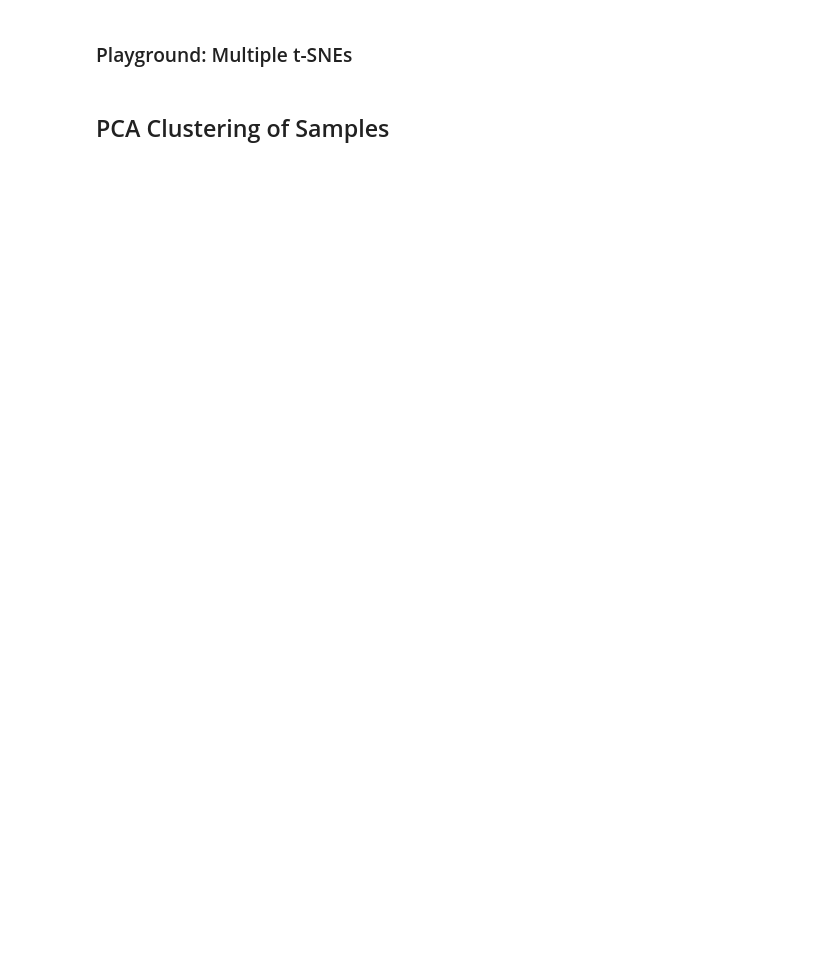
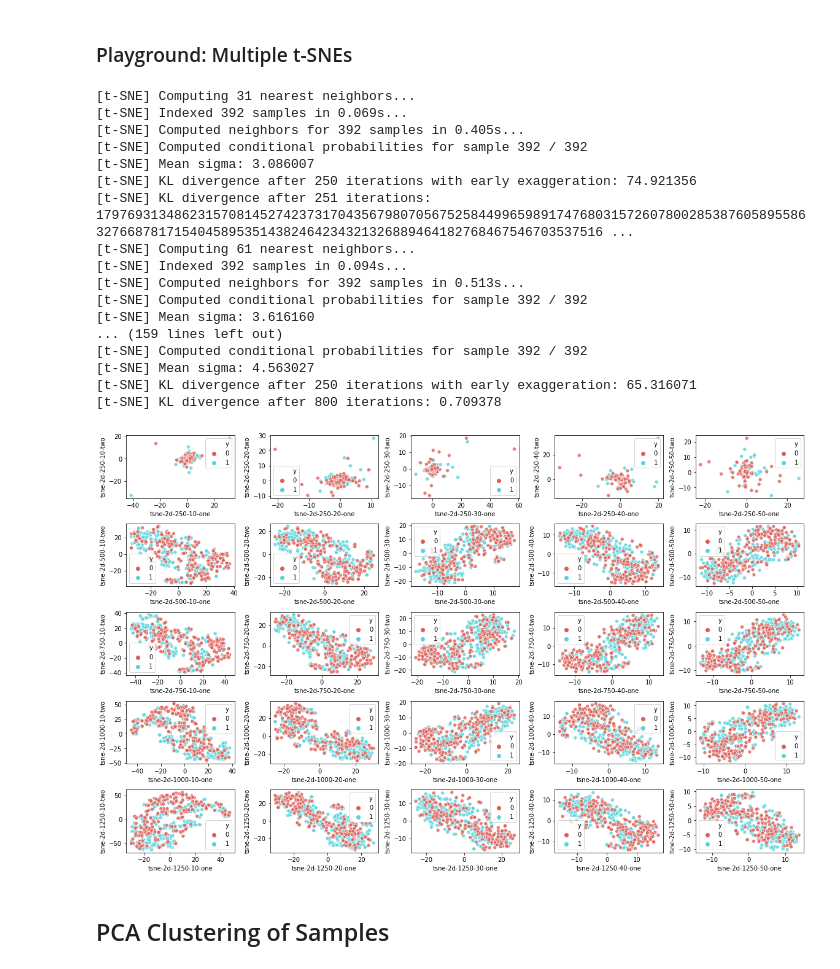
Before and after one commit to d-bi/software-control, a Jupyter notebook: playground.ipynb, the cells around one changed output. Drawn from its saved outputs; the diff is of its cells as text; code cells hidden in the pictures; blank space fills up the shorter version.

```diff
--- a/playground.ipynb
+++ b/playground.ipynb
@@ -226,36 +237,56 @@ sns.scatterplot(
 # %%
 fig = plt.figure(figsize=(16, 10), constrained_layout=True)
 spec = gridspec.GridSpec(ncols=5, nrows=5, figure=fig)
 
 for niter in range(250, 1500, 250):
     for perp in range(10, 55, 10):
         # multiple t-SNEs
         tsne = TSNE(n_components=2, verbose=1, perplexity=perp, n_iter=niter)
-        tsne_results = tsne.fit_transform(data_stack)
+        tsne_results = tsne.fit_transform(df_columns)
+
+        tsne_df = pd.DataFrame()
 
         coord_prefix = 'tsne-2d-'
         coord_desc = str(niter) + '-' + str(perp)
         x_coord = coord_prefix + coord_desc + '-one'
         y_coord = coord_prefix + coord_desc + '-two'
-        df_stack[x_coord] = tsne_results[:, 0]
-        df_stack[y_coord] = tsne_results[:, 1]
+        tsne_df[x_coord] = tsne_results[:, 0]
+        tsne_df[y_coord] = tsne_results[:, 1]
 
         # Labels
-        NUM_SAMPLES_PER_LABEL = 60
         y = [1] * NUM_SAMPLES[0] + [0] * NUM_SAMPLES[1]
-        df_stack['y'] = y
+        tsne_df['y'] = y
 
         niter_offset = int((niter-250)/250)
         perp_offset = int((perp-10)/10)
         fig.add_subplot(spec[niter_offset, perp_offset])
         sns.scatterplot(
             x=x_coord, y=y_coord,
             hue="y",
             palette=sns.color_palette("hls", 2),
-            data=df_stack,
+            data=tsne_df,
             legend="full",
             alpha=0.8,
         )
+# %% [output]
+[t-SNE] Computing 31 nearest neighbors...
+[t-SNE] Indexed 392 samples in 0.069s...
+[t-SNE] Computed neighbors for 392 samples in 0.405s...
+[t-SNE] Computed conditional probabilities for sample 392 / 392
+[t-SNE] Mean sigma: 3.086007
+[t-SNE] KL divergence after 250 iterations with early exaggeration: 74.921356
+[t-SNE] KL divergence after 251 iterations: 179769313486231570814527423731704356798070567525844996598917476803157260780028538760589558632766878171540458953514382464234321326889464182768467546703537516 ...
+[t-SNE] Computing 61 nearest neighbors...
+[t-SNE] Indexed 392 samples in 0.094s...
+[t-SNE] Computed neighbors for 392 samples in 0.513s...
+[t-SNE] Computed conditional probabilities for sample 392 / 392
+[t-SNE] Mean sigma: 3.616160
+... (159 lines left out)
+[t-SNE] Computed conditional probabilities for sample 392 / 392
+[t-SNE] Mean sigma: 4.563027
+[t-SNE] KL divergence after 250 iterations with early exaggeration: 65.316071
+[t-SNE] KL divergence after 800 iterations: 0.709378
+[figure, added]
 # %% [markdown]
 ## PCA Clustering of Samples
 # %%
```
Also changed, not shown: parts of 14 cells of this notebook, 33 other files.
